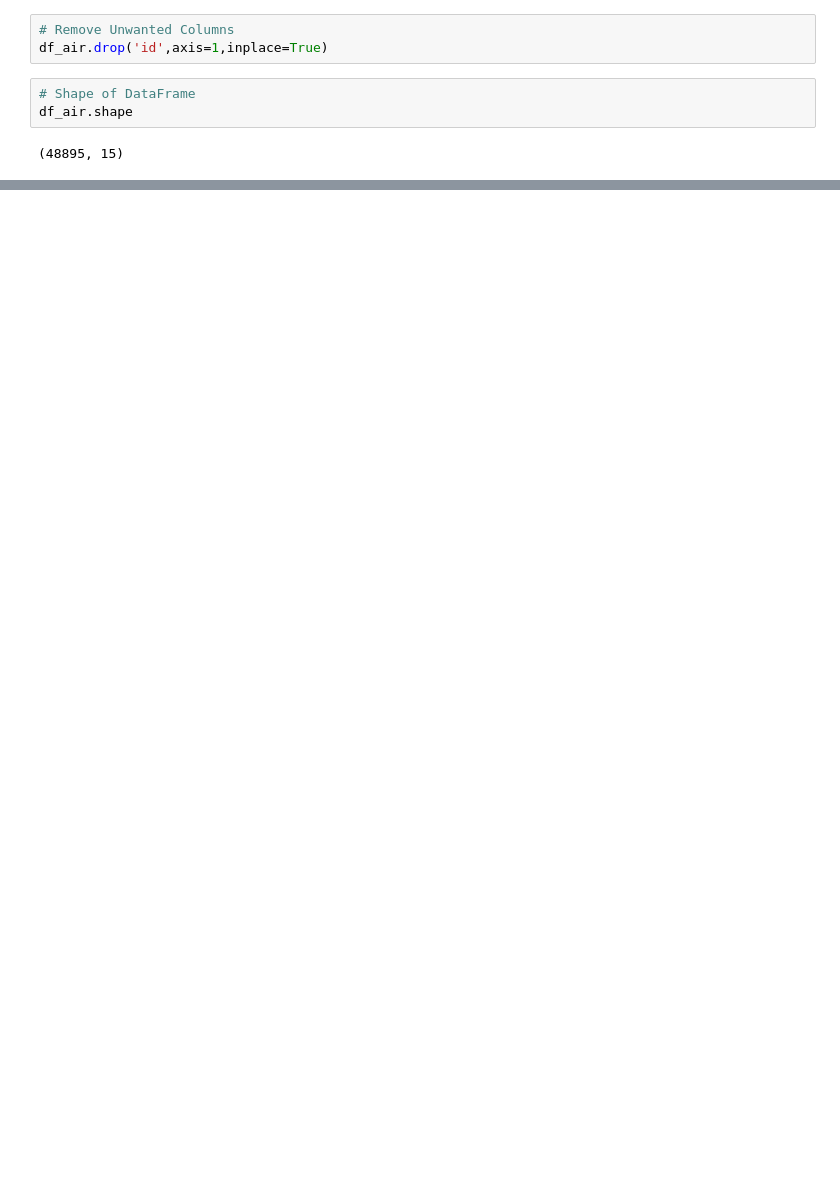
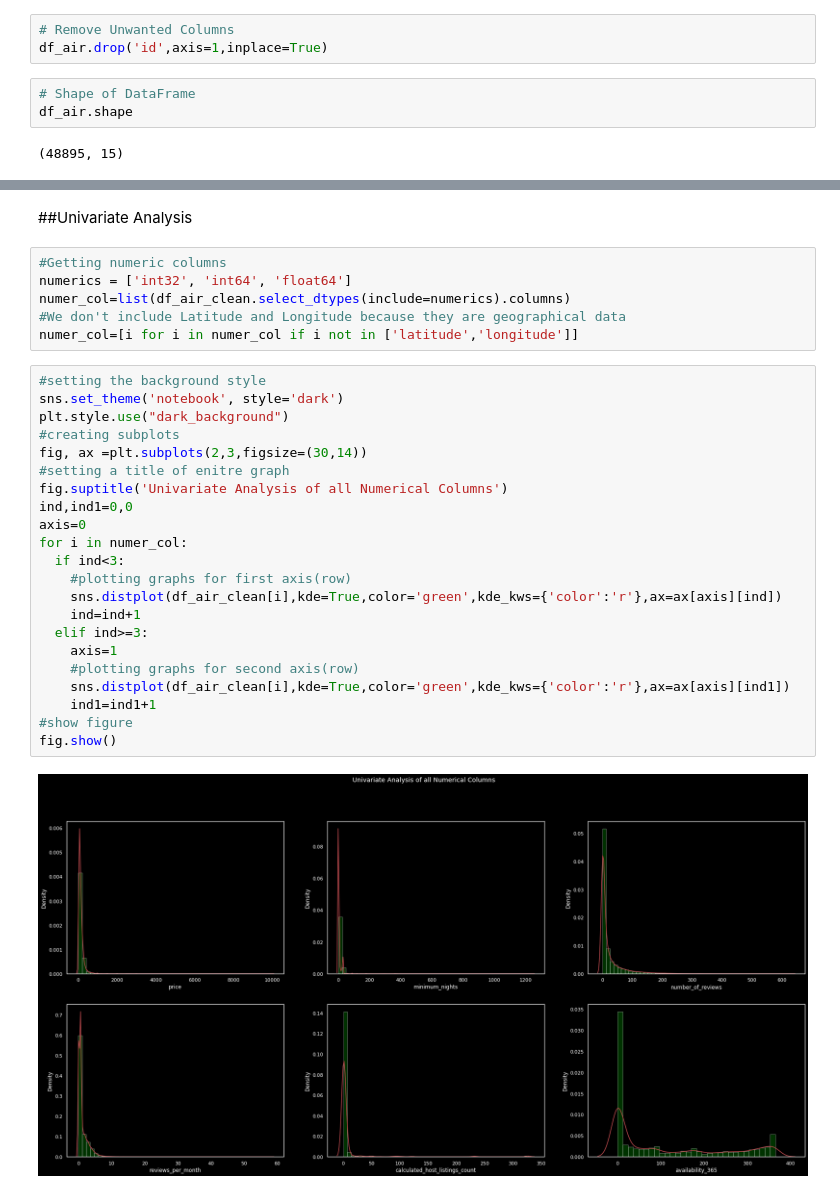
Before and after one commit to Jaiharish-passion07/Almabetter-Capstone_project, a Jupyter notebook: Jai_Harish_capstone_project_Airbnb.ipynb, the cells around one changed output, grey strips where cells are left out. Cells and saved outputs as stored; diff of their text form; blank space fills up the shorter version.

```diff
--- a/Jai_Harish_capstone_project_Airbnb.ipynb
+++ b/Jai_Harish_capstone_project_Airbnb.ipynb
@@ -200,0 +178,32 @@ sns.barplot(df_host['Host_id'],df_host['count'],)
+# %% [markdown]
+##Univariate Analysis
+# %%
+#Getting numeric columns
+numerics = ['int32', 'int64', 'float64']
+numer_col=list(df_air_clean.select_dtypes(include=numerics).columns)
+#We don't include Latitude and Longitude because they are geographical data
+numer_col=[i for i in numer_col if i not in ['latitude','longitude']]
+# %%
+#setting the background style
+sns.set_theme('notebook', style='dark')
+plt.style.use("dark_background")
+#creating subplots
+fig, ax =plt.subplots(2,3,figsize=(30,14))
+#setting a title of enitre graph
+fig.suptitle('Univariate Analysis of all Numerical Columns')
+ind,ind1=0,0
+axis=0
+for i in numer_col:
+  if ind<3:
+    #plotting graphs for first axis(row)
+    sns.distplot(df_air_clean[i],kde=True,color='green',kde_kws={'color':'r'},ax=ax[axis][ind])
+    ind=ind+1
+  elif ind>=3:
+    axis=1
+    #plotting graphs for second axis(row)
+    sns.distplot(df_air_clean[i],kde=True,color='green',kde_kws={'color':'r'},ax=ax[axis][ind1])
+    ind1=ind1+1
+#show figure
+fig.show()
+# %% [output]
+[figure, added]
```
Also changed, not shown: parts of 196 cells of this notebook.
